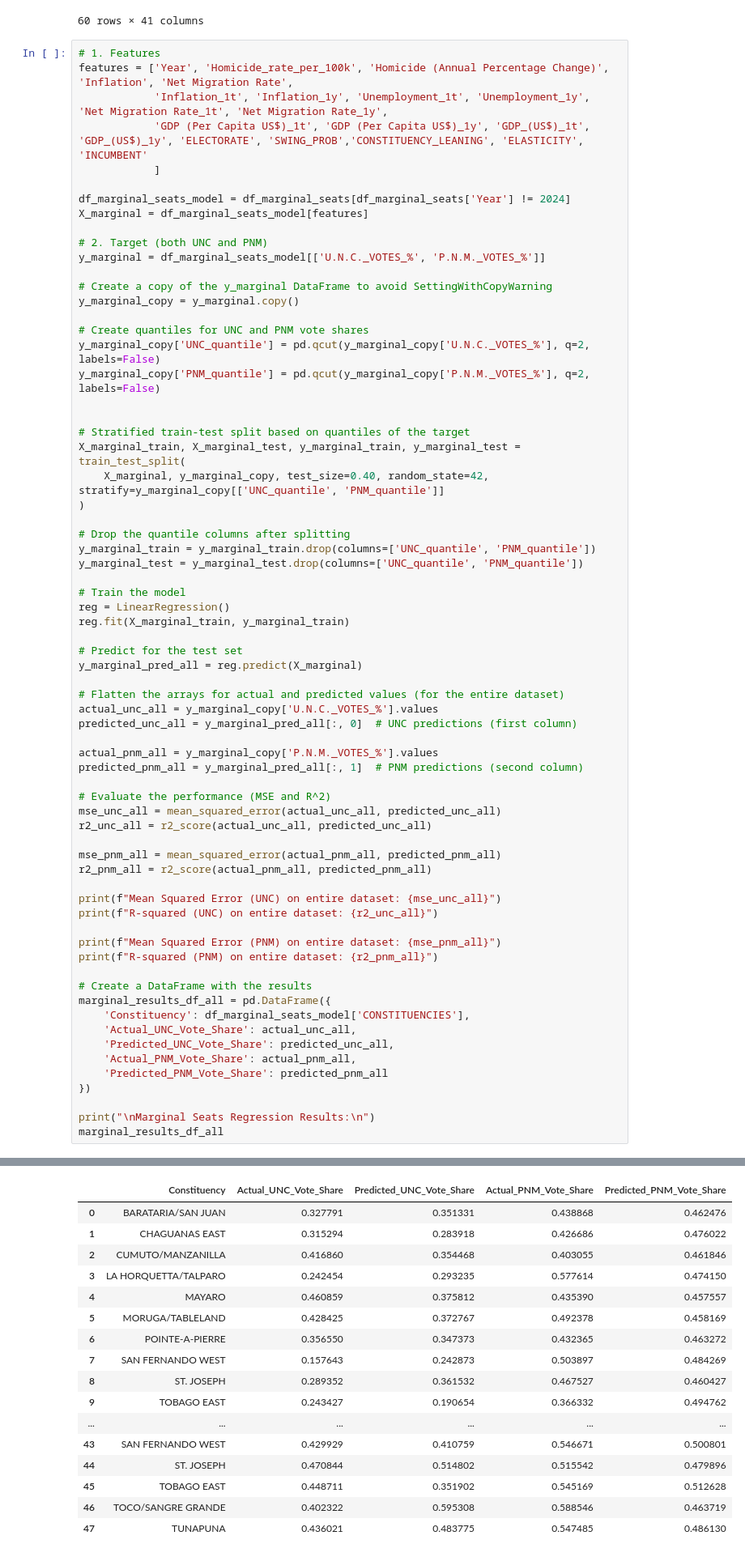
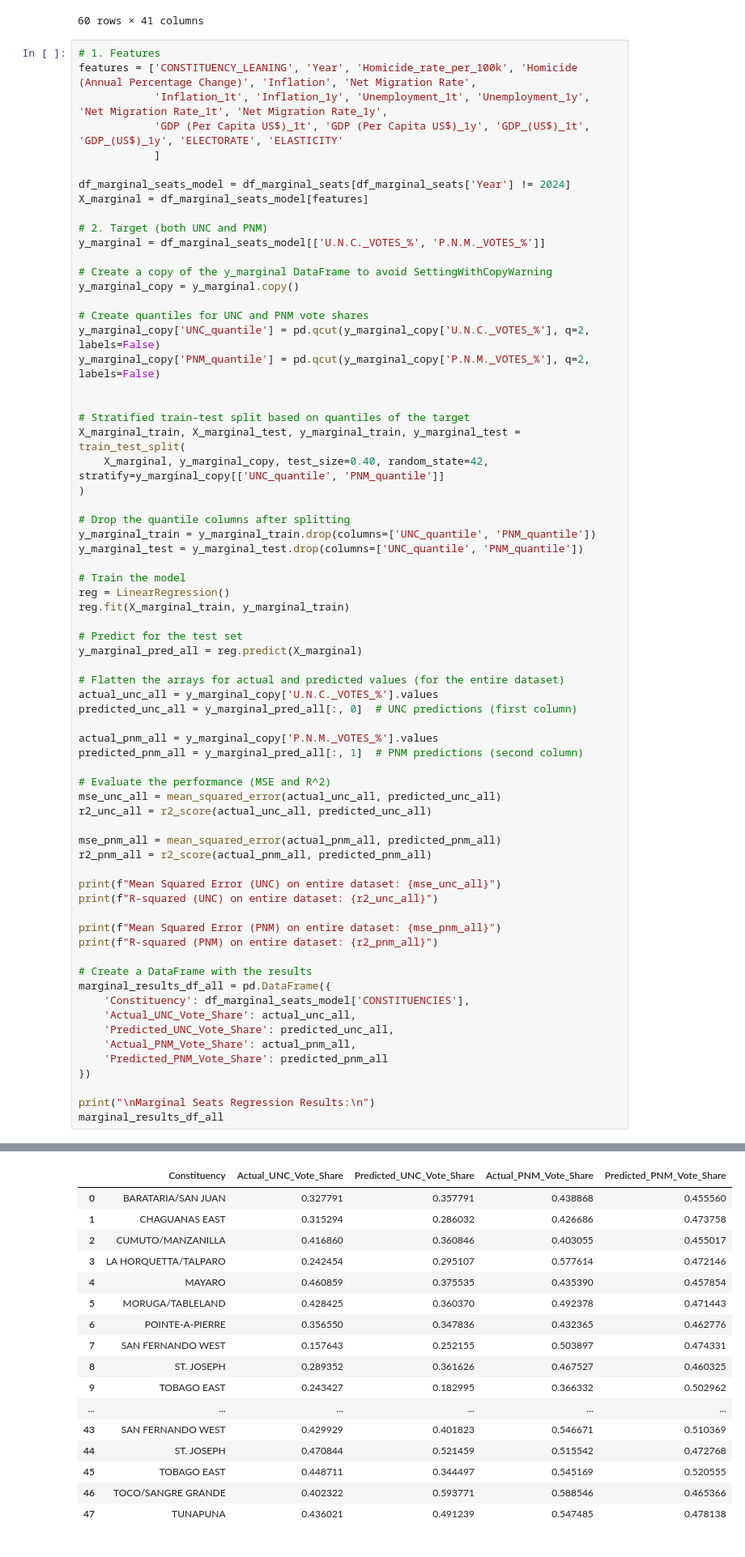
Before and after one commit to CorporaCorporate/COMP-3610-Project, a Jupyter notebook: feature-engineering.ipynb, the cells around one changed output, grey strips where cells are left out. Shown at 81% size. Cells and saved outputs as stored; diff of their text form.

```diff
--- a/feature-engineering.ipynb
+++ b/feature-engineering.ipynb
@@ -2697,9 +2702,9 @@ df_marginal_seats
 60 rows × 41 columns
 # %%
 # 1. Features
-features = ['Year', 'Homicide_rate_per_100k', 'Homicide (Annual Percentage Change)', 'Inflation', 'Net Migration Rate',
+features = ['CONSTITUENCY_LEANING', 'Year', 'Homicide_rate_per_100k', 'Homicide (Annual Percentage Change)', 'Inflation', 'Net Migration Rate',
             'Inflation_1t', 'Inflation_1y', 'Unemployment_1t', 'Unemployment_1y', 'Net Migration Rate_1t', 'Net Migration Rate_1y',
-            'GDP (Per Capita US$)_1t', 'GDP (Per Capita US$)_1y', 'GDP_(US$)_1t', 'GDP_(US$)_1y', 'ELECTORATE', 'SWING_PROB','CONSTITUENCY_LEANING', 'ELASTICITY', 'INCUMBENT'
+            'GDP (Per Capita US$)_1t', 'GDP (Per Capita US$)_1y', 'GDP_(US$)_1t', 'GDP_(US$)_1y', 'ELECTORATE', 'ELASTICITY'
             ]
 
 df_marginal_seats_model = df_marginal_seats[df_marginal_seats['Year'] != 2024]
@@ -2771,22 +2776,22 @@ R-squared (PNM) on entire dataset: 0.2767793552489347
 
 Marginal Seats Regression Results:
 |  | Constituency | Actual_UNC_Vote_Share | Predicted_UNC_Vote_Share | Actual_PNM_Vote_Share | Predicted_PNM_Vote_Share |
-| 0 | BARATARIA/SAN JUAN | 0.327791 | 0.351331 | 0.438868 | 0.462476 |
-| 1 | CHAGUANAS EAST | 0.315294 | 0.283918 | 0.426686 | 0.476022 |
-| 2 | CUMUTO/MANZANILLA | 0.416860 | 0.354468 | 0.403055 | 0.461846 |
-| 3 | LA HORQUETTA/TALPARO | 0.242454 | 0.293235 | 0.577614 | 0.474150 |
-| 4 | MAYARO | 0.460859 | 0.375812 | 0.435390 | 0.457557 |
-| 5 | MORUGA/TABLELAND | 0.428425 | 0.372767 | 0.492378 | 0.458169 |
-| 6 | POINTE-A-PIERRE | 0.356550 | 0.347373 | 0.432365 | 0.463272 |
-| 7 | SAN FERNANDO WEST | 0.157643 | 0.242873 | 0.503897 | 0.484269 |
-| 8 | ST. JOSEPH | 0.289352 | 0.361532 | 0.467527 | 0.460427 |
-| 9 | TOBAGO EAST | 0.243427 | 0.190654 | 0.366332 | 0.494762 |
+| 0 | BARATARIA/SAN JUAN | 0.327791 | 0.357791 | 0.438868 | 0.455560 |
+| 1 | CHAGUANAS EAST | 0.315294 | 0.286032 | 0.426686 | 0.473758 |
+| 2 | CUMUTO/MANZANILLA | 0.416860 | 0.360846 | 0.403055 | 0.455017 |
+| 3 | LA HORQUETTA/TALPARO | 0.242454 | 0.295107 | 0.577614 | 0.472146 |
+| 4 | MAYARO | 0.460859 | 0.375535 | 0.435390 | 0.457854 |
+| 5 | MORUGA/TABLELAND | 0.428425 | 0.360370 | 0.492378 | 0.471443 |
+| 6 | POINTE-A-PIERRE | 0.356550 | 0.347836 | 0.432365 | 0.462776 |
+| 7 | SAN FERNANDO WEST | 0.157643 | 0.252155 | 0.503897 | 0.474331 |
+| 8 | ST. JOSEPH | 0.289352 | 0.361626 | 0.467527 | 0.460325 |
+| 9 | TOBAGO EAST | 0.243427 | 0.182995 | 0.366332 | 0.502962 |
 | ... | ... | ... | ... | ... | ... |
-| 43 | SAN FERNANDO WEST | 0.429929 | 0.410759 | 0.546671 | 0.500801 |
-| 44 | ST. JOSEPH | 0.470844 | 0.514802 | 0.515542 | 0.479896 |
-| 45 | TOBAGO EAST | 0.448711 | 0.351902 | 0.545169 | 0.512628 |
-| 46 | TOCO/SANGRE GRANDE | 0.402322 | 0.595308 | 0.588546 | 0.463719 |
-| 47 | TUNAPUNA | 0.436021 | 0.483775 | 0.547485 | 0.486130 |
+| 43 | SAN FERNANDO WEST | 0.429929 | 0.401823 | 0.546671 | 0.510369 |
+| 44 | ST. JOSEPH | 0.470844 | 0.521459 | 0.515542 | 0.472768 |
+| 45 | TOBAGO EAST | 0.448711 | 0.344497 | 0.545169 | 0.520555 |
+| 46 | TOCO/SANGRE GRANDE | 0.402322 | 0.593771 | 0.588546 | 0.465366 |
+| 47 | TUNAPUNA | 0.436021 | 0.491239 | 0.547485 | 0.478138 |
 # %%
 # Get the coefficients for both target variables (U.N.C._VOTES_% and P.N.M._VOTES_%)
 coefficients = pd.DataFrame(reg.coef_, columns=X_marginal.columns)
```
Also changed, not shown: parts of 31 cells of this notebook, 2 other files.
